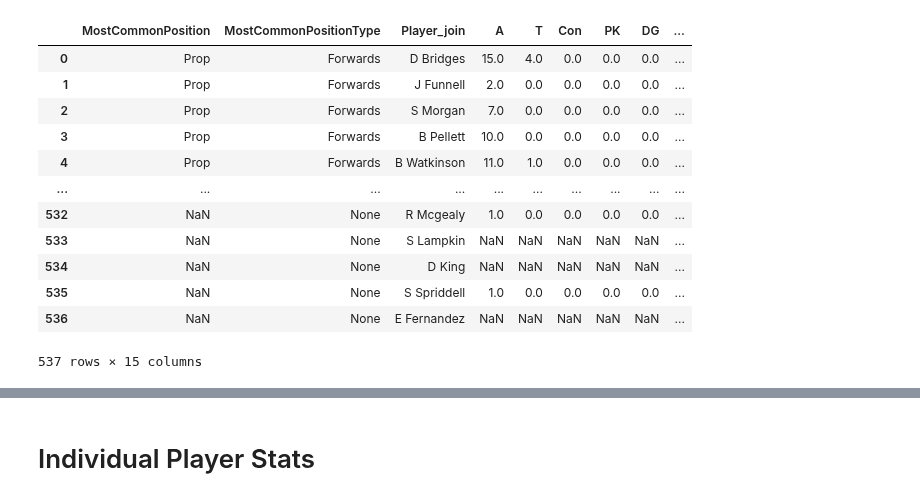
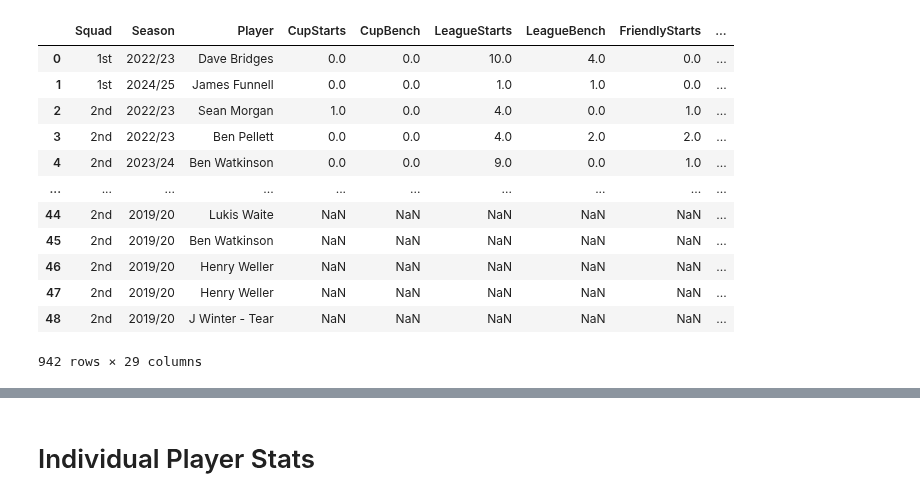
Before and after one commit to samnlindsay/egrfc-stats, a Jupyter notebook: Analysis.ipynb, the cells around one changed output, grey strips where cells are left out. Drawn from its saved outputs; the diff is of its cells as text; code cells hidden in the pictures.

```diff
--- a/Analysis.ipynb
+++ b/Analysis.ipynb
@@ -89,16 +42,16 @@ players_df
 # %%
-players_agg_df.loc[:,"MostCommonPosition":]
+players_agg_df
 # %% [output]
-|  | MostCommonPosition | MostCommonPositionType | Player_join | A | T | Con | PK | DG | ... |
-| 0 | Prop | Forwards | D Bridges | 15.0 | 4.0 | 0.0 | 0.0 | 0.0 | ... |
-| 1 | Prop | Forwards | J Funnell | 2.0 | 0.0 | 0.0 | 0.0 | 0.0 | ... |
-| 2 | Prop | Forwards | S Morgan | 7.0 | 0.0 | 0.0 | 0.0 | 0.0 | ... |
-| 3 | Prop | Forwards | B Pellett | 10.0 | 0.0 | 0.0 | 0.0 | 0.0 | ... |
-| 4 | Prop | Forwards | B Watkinson | 11.0 | 1.0 | 0.0 | 0.0 | 0.0 | ... |
+|  | Squad | Season | Player | CupStarts | CupBench | LeagueStarts | LeagueBench | FriendlyStarts | ... |
+| 0 | 1st | 2022/23 | Dave Bridges | 0.0 | 0.0 | 10.0 | 4.0 | 0.0 | ... |
+| 1 | 1st | 2024/25 | James Funnell | 0.0 | 0.0 | 1.0 | 1.0 | 0.0 | ... |
+| 2 | 2nd | 2022/23 | Sean Morgan | 1.0 | 0.0 | 4.0 | 0.0 | 1.0 | ... |
+| 3 | 2nd | 2022/23 | Ben Pellett | 0.0 | 0.0 | 4.0 | 2.0 | 2.0 | ... |
+| 4 | 2nd | 2023/24 | Ben Watkinson | 0.0 | 0.0 | 9.0 | 0.0 | 1.0 | ... |
 | ... | ... | ... | ... | ... | ... | ... | ... | ... | ... |
-| 532 | NaN | None | R Mcgealy | 1.0 | 0.0 | 0.0 | 0.0 | 0.0 | ... |
-| 533 | NaN | None | S Lampkin | NaN | NaN | NaN | NaN | NaN | ... |
-| 534 | NaN | None | D King | NaN | NaN | NaN | NaN | NaN | ... |
-| 535 | NaN | None | S Spriddell | 1.0 | 0.0 | 0.0 | 0.0 | 0.0 | ... |
-| 536 | NaN | None | E Fernandez | NaN | NaN | NaN | NaN | NaN | ... |
+| 44 | 2nd | 2019/20 | Lukis Waite | NaN | NaN | NaN | NaN | NaN | ... |
+| 45 | 2nd | 2019/20 | Ben Watkinson | NaN | NaN | NaN | NaN | NaN | ... |
+| 46 | 2nd | 2019/20 | Henry Weller | NaN | NaN | NaN | NaN | NaN | ... |
+| 47 | 2nd | 2019/20 | Henry Weller | NaN | NaN | NaN | NaN | NaN | ... |
+| 48 | 2nd | 2019/20 | J Winter - Tear | NaN | NaN | NaN | NaN | NaN | ... |
-537 rows × 15 columns
+942 rows × 29 columns
```
Also changed, not shown: parts of 9 cells of this notebook, 8 other files.
